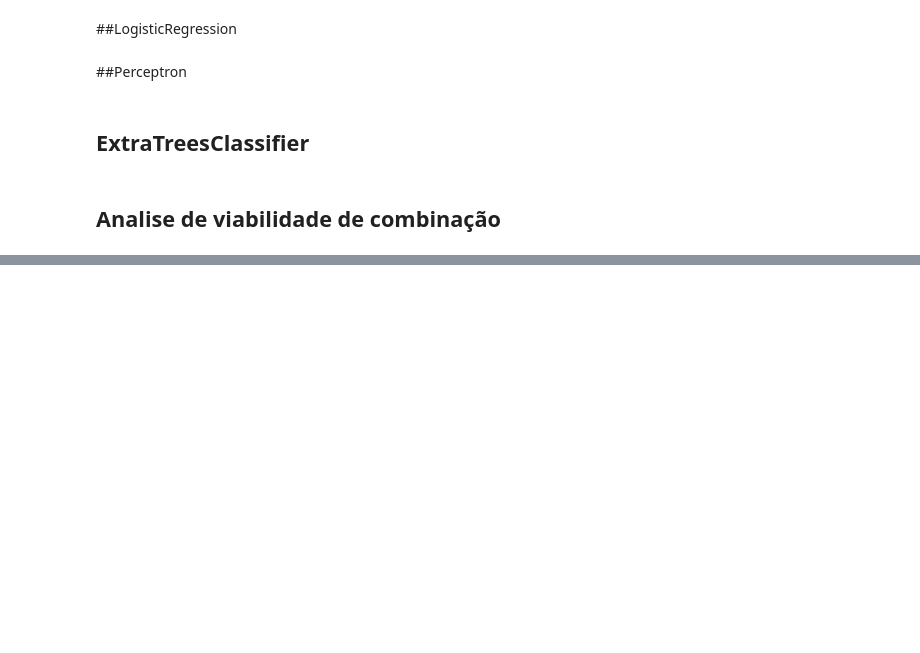
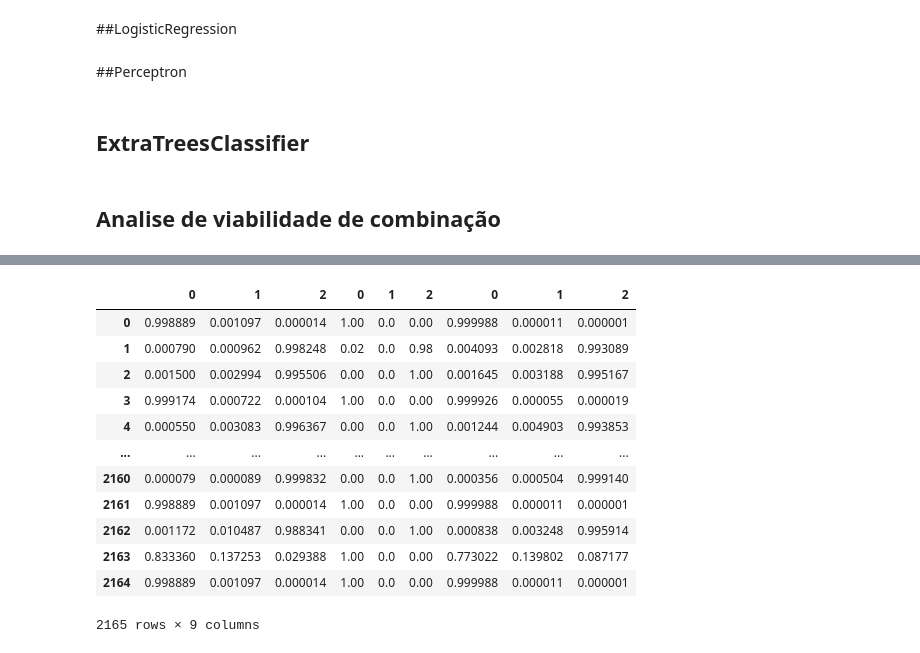
Before and after one commit to thiagorainmaker77/nlp_ufg, a Jupyter notebook: nlp_ufg.ipynb, the cells around one changed output, grey strips where cells are left out. Saved outputs shown, nothing was run; the diff lists cells and outputs as text; code cells hidden in the pictures; blank space fills up the shorter version.

```diff
--- a/nlp_ufg.ipynb
+++ b/nlp_ufg.ipynb
@@ -273,3 +263,27 @@ results
 | 3 | LogisticRegression | 0.958 | 0.955 |
 | 4 | Perceptron | 0.956 | 0.952 |
 | 5 | ExtraTreesClassifier | 0.957 | 0.959 |
+# %%
+proba_lr = pd.DataFrame(clf_lr_tf.predict_proba(X_test))
+
+proba_ext = pd.DataFrame(clf_ext_tfidf.predict_proba(X_test))
+
+proba_mnb = pd.DataFrame(clf_mnb_tfidf.predict_proba(X_test))
+# %%
+prob = pd.concat([proba_lr, proba_ext, proba_mnb], axis=1)
+# %%
+prob
+# %% [output]
+|  | 0 | 1 | 2 | 0 | 1 | 2 | 0 | 1 | 2 |
+| 0 | 0.998889 | 0.001097 | 0.000014 | 1.00 | 0.0 | 0.00 | 0.999988 | 0.000011 | 0.000001 |
+| 1 | 0.000790 | 0.000962 | 0.998248 | 0.02 | 0.0 | 0.98 | 0.004093 | 0.002818 | 0.993089 |
+| 2 | 0.001500 | 0.002994 | 0.995506 | 0.00 | 0.0 | 1.00 | 0.001645 | 0.003188 | 0.995167 |
+| 3 | 0.999174 | 0.000722 | 0.000104 | 1.00 | 0.0 | 0.00 | 0.999926 | 0.000055 | 0.000019 |
+| 4 | 0.000550 | 0.003083 | 0.996367 | 0.00 | 0.0 | 1.00 | 0.001244 | 0.004903 | 0.993853 |
+| ... | ... | ... | ... | ... | ... | ... | ... | ... | ... |
+| 2160 | 0.000079 | 0.000089 | 0.999832 | 0.00 | 0.0 | 1.00 | 0.000356 | 0.000504 | 0.999140 |
+| 2161 | 0.998889 | 0.001097 | 0.000014 | 1.00 | 0.0 | 0.00 | 0.999988 | 0.000011 | 0.000001 |
+| 2162 | 0.001172 | 0.010487 | 0.988341 | 0.00 | 0.0 | 1.00 | 0.000838 | 0.003248 | 0.995914 |
+| 2163 | 0.833360 | 0.137253 | 0.029388 | 1.00 | 0.0 | 0.00 | 0.773022 | 0.139802 | 0.087177 |
+| 2164 | 0.998889 | 0.001097 | 0.000014 | 1.00 | 0.0 | 0.00 | 0.999988 | 0.000011 | 0.000001 |
+2165 rows × 9 columns
```
Also changed, not shown: parts of 17 cells of this notebook.
